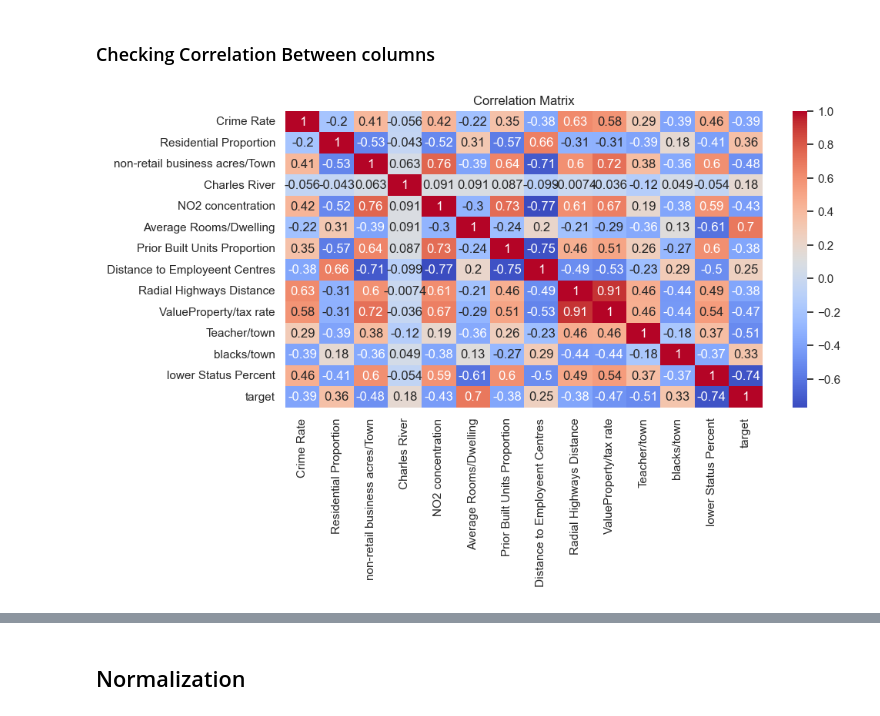
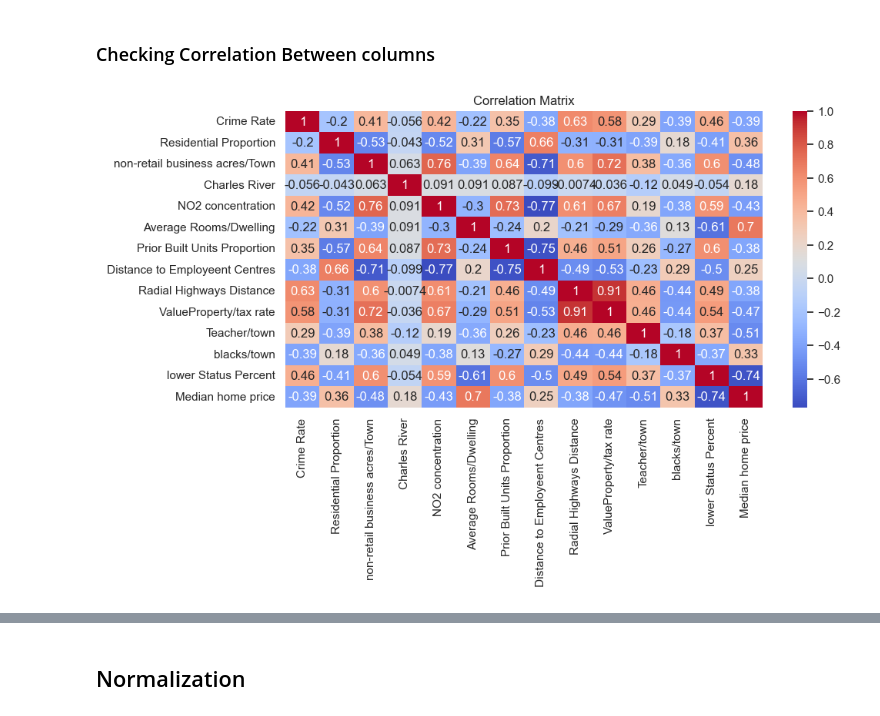
Before and after one commit to AhmadAlee10/linear-regression-boston, a Jupyter notebook: BostonDataset.ipynb, the cells around one changed output, grey strips where cells are left out. Drawn from its saved outputs; the diff is of its cells as text; code cells hidden in the pictures.

```diff
--- a/BostonDataset.ipynb
+++ b/BostonDataset.ipynb
@@ -188,14 +189,13 @@ Y.head()
 ### Checking Correlation Between columns
 # %%
 # Correlation of all features + target
-df_all = X.copy()
-df_all['target'] = Y
+df_all = df.copy()
 
 corr = df_all.corr()
 
 plt.figure(figsize=(10,5))
 sns.heatmap(corr, annot=True, cmap='coolwarm')
 plt.title("Correlation Matrix")
 plt.show()
 # %% [output]
-[figure, old version]
+[figure, new version]
```
Also changed, not shown: parts of 21 cells of this notebook, 1 other file.
